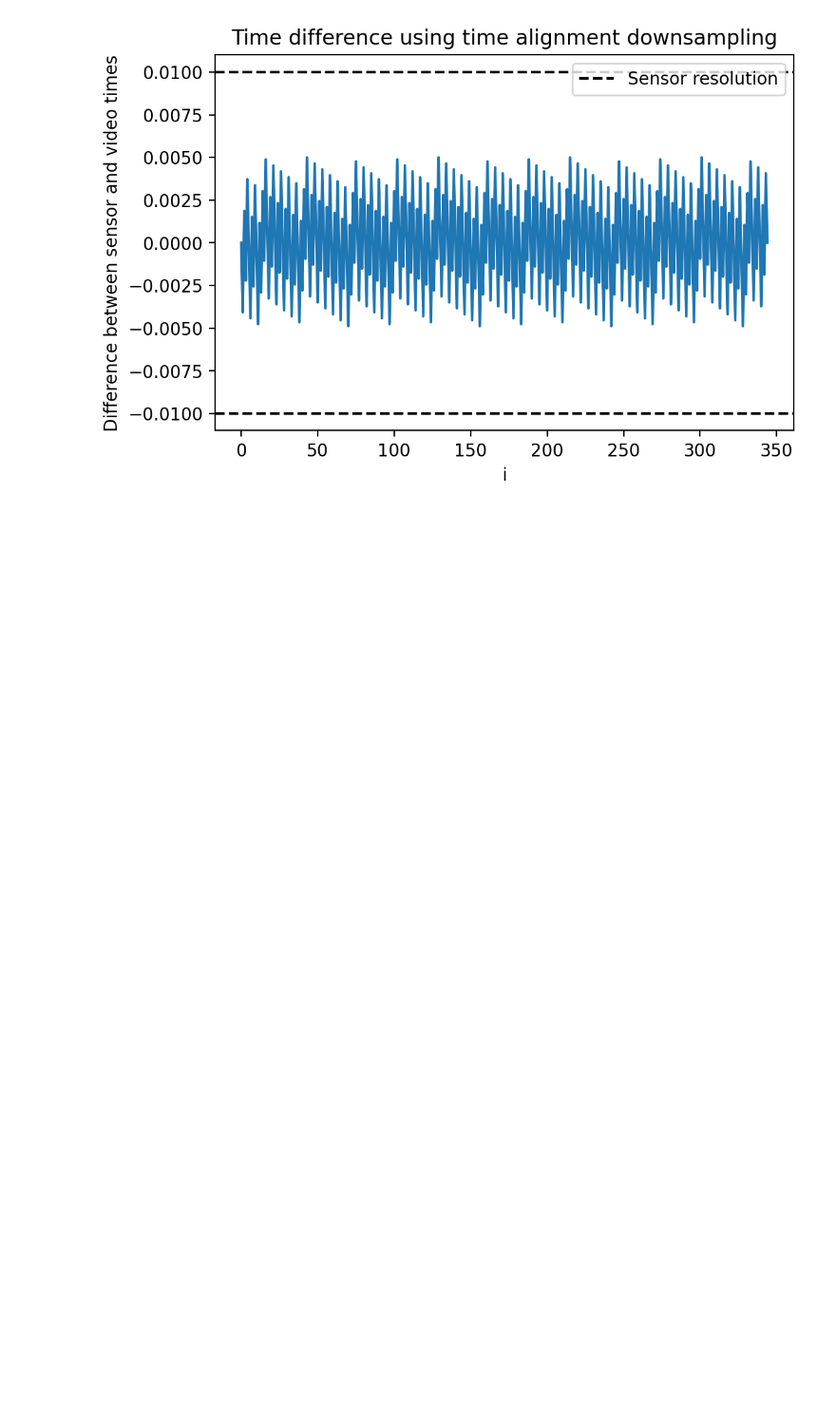
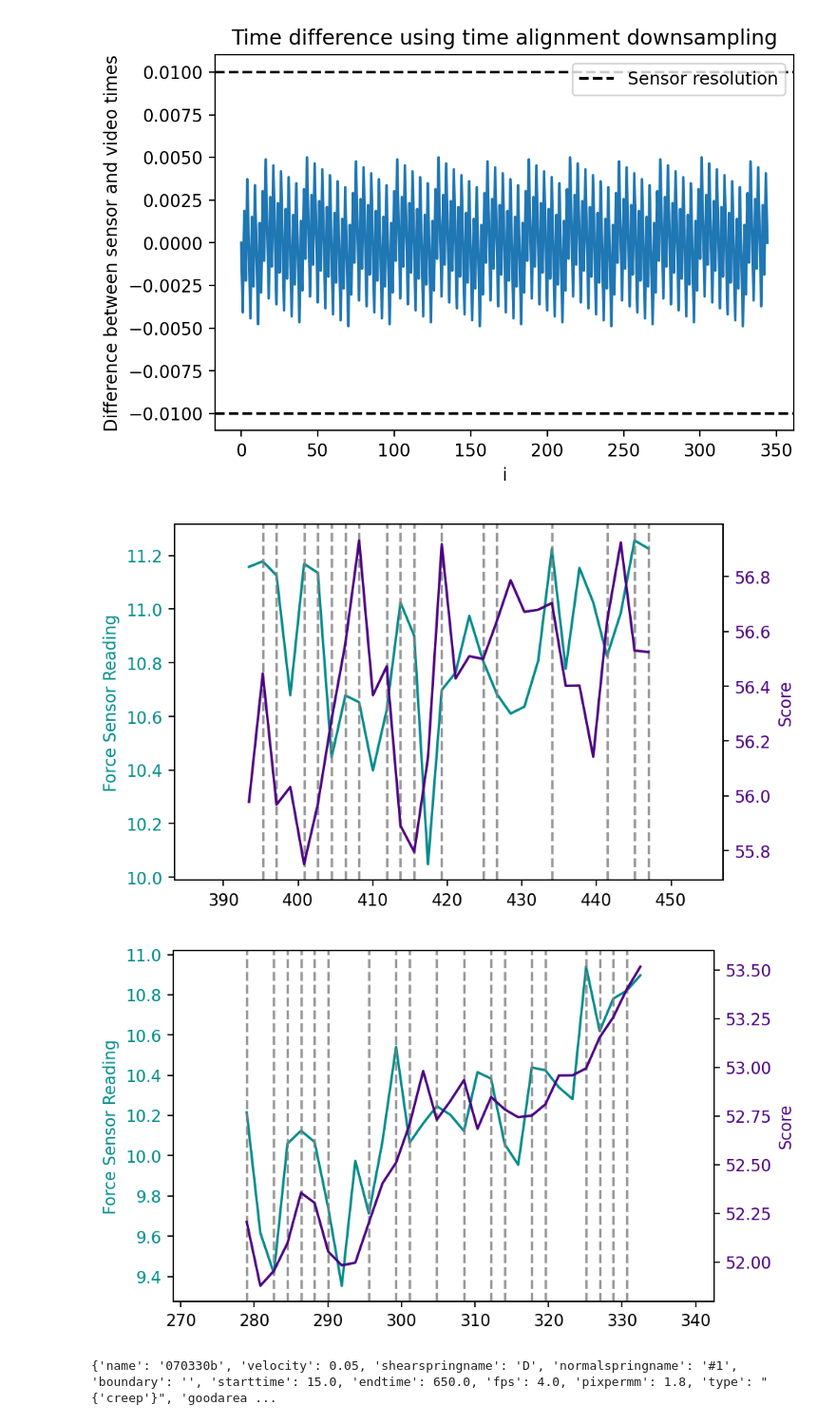
Before and after one commit to Jfeatherstone/FailurePrediction, a Jupyter notebook: SamplingTest.ipynb, the cells around one changed output. Shown at 95% size. Drawn from its saved outputs; the diff is of its cells as text; code cells hidden in the pictures; blank space fills up the shorter version.

```diff
--- a/SamplingTest.ipynb
+++ b/SamplingTest.ipynb
@@ -53,3 +54,14 @@ plt.savefig('SamplingTest_images/downsample_time_error2.png')
 plt.show()
 # %% [output]
 [figure]
+# %%
+samples = Sampling.randomSample(video, propertyFile, matFile, VideoAnalysis.averageBrightness, interpolate=True, numSamples=2)
+#Sampling.visualizeSample(tArr=samples[0][0], sArr=samples[0][1], fArr=samples[0][2], events=samples[0][3], savePath='SamplingTest_images/test_no_int.png')
+Sampling.visualizeSample(sample=samples[0])
+Sampling.visualizeSample(sample=samples[1])
+
+print(propertyFile)
+# %% [output]
+[figure, added]
+[figure, added]
+{'name': '070330b', 'velocity': 0.05, 'shearspringname': 'D', 'normalspringname': '#1', 'boundary': '', 'starttime': 15.0, 'endtime': 650.0, 'fps': 4.0, 'pixpermm': 1.8, 'type': "{'creep'}", 'goodarea ...
```
Also changed, not shown: parts of 2 cells of this notebook, 6 other files.
